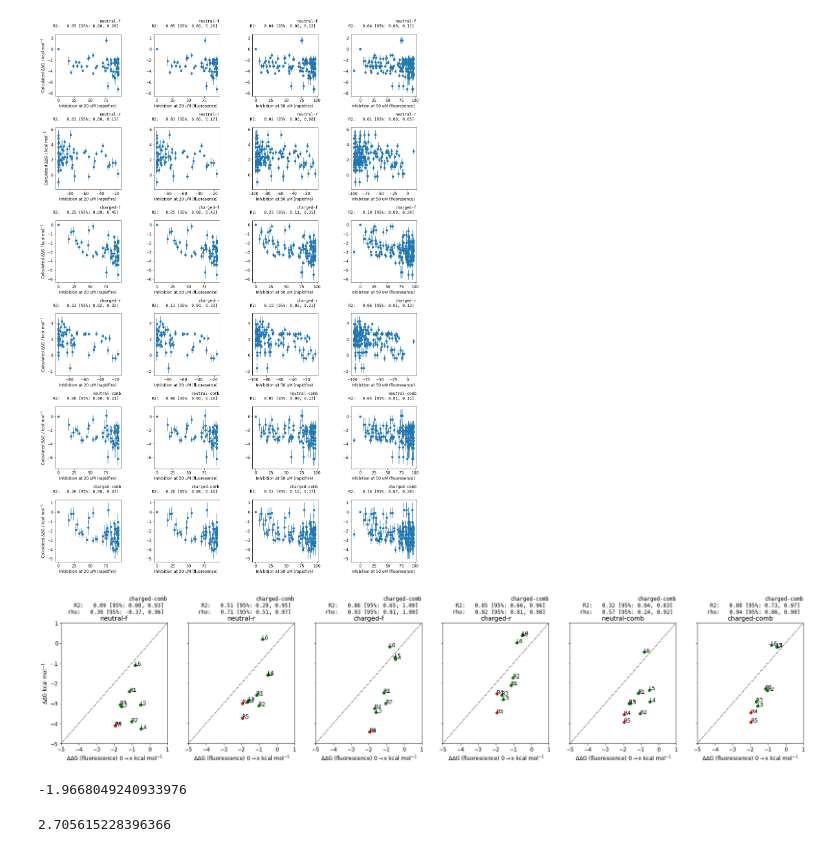
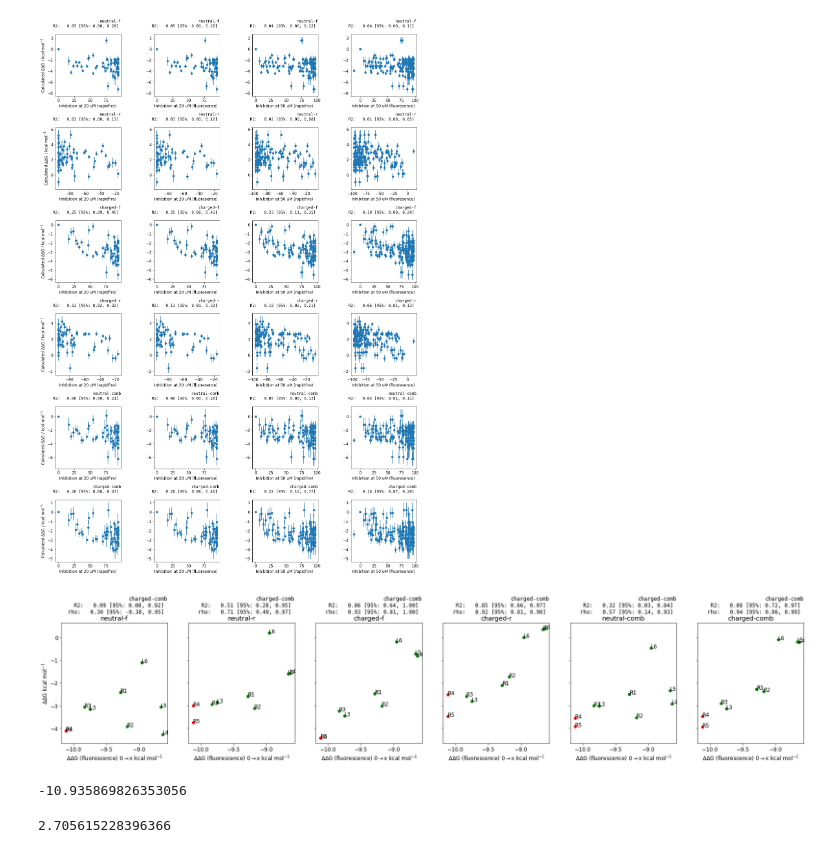
Before and after one commit to choderalab/PersesAtFoldingAtHome, a Jupyter notebook: 13420/ANALYSIS-retrospective.ipynb, the cells around one changed output. Saved outputs shown, nothing was run; the diff lists cells and outputs as text; code cells hidden in the pictures.

```diff
--- a/13420/ANALYSIS-retrospective.ipynb
+++ b/13420/ANALYSIS-retrospective.ipynb
@@ -229,7 +229,7 @@ f_inhib_50 = {}
 f_ic50 = {}
 
 def _ic50_to_dG(x,s_conc=375E-9,Km=40E-6):
-    Ki = x / (1 + (s_conc/Km))
+    Ki = (x*1E-6) / (1 + (s_conc/Km))
     return 0.59*np.log(Ki)
 
 def _inhibition_to_kd(percentage, concentration):
@@ -560,41 +557,41 @@ for i,(t, g) in enumerate(graphs.items()):
                 plots[i]['y'].append(y)
             if edge[0] == title:
                 try:
                     x = _ic50_to_dG(ic50_0/g.nodes.data()[title]['f_IC50'])
                     y = -edge[2]['calc_DDG']
                     axes[i].scatter(x,y,color='g')
                     axes[i].text(x,y,reverse[title])
                 except:
                     x = _ic50_to_dG(ic50_0/99)
                     y = -edge[2]['calc_DDG']
                     axes[i].scatter(x,y,color='r')
                     axes[i].text(x,y,reverse[title])
                 plots[i]['x'].append(x)
                 plots[i]['y'].append(y)
     axes[i].set_xlabel(r'$\Delta\Delta$G (fluorescence) 0$\rightarrow$x '+r'kcal mol$^{-1}$')
     axes[i].set_title(t)
 
 for i in range(0,6):
     xs = plots[i]['x']
     ys = plots[i]['y']
     statistics_string = f'{protein}\n'
     for statistic in ['R2','rho']:
         s = stats.bootstrap_statistic(np.asarray(xs),np.asarray(ys), statistic=statistic)
         string = f"{statistic}:   {s['mle']:.2f} [95%: {s['low']:.2f}, {s['high']:.2f}] " + "\n"
         statistics_string += string
     axes[i].set_title(statistics_string, fontsize=12, loc='right', horizontalalignment='right', family='monospace')
 
-    axes[i].set_xlim(-5,1)
-    axes[i].set_ylim(-5,1)
-    axes[i].plot([-5,1],[-5,1],linestyle=':',color='k')
+#     axes[i].set_xlim(-5,1)
+#     axes[i].set_ylim(-5,1)
+#     axes[i].plot([-5,1],[-5,1],linestyle=':',color='k')
 axes[0].set_ylabel(r'$\Delta \Delta$G '+r'kcal mol$^{-1}$')
 plt.show()
 # %% [output]
-[figure, old version]
+[figure, new version]
 # %%
-_ic50_to_dG(3.6/100)
+_ic50_to_dG(3.6/400)
 # %% [output]
--1.9668049240933976
+-10.935869826353056
 # %%
 _ic50_to_dG(99)
 # %% [output]
```
Also changed, not shown: parts of 1 cell of this notebook.
